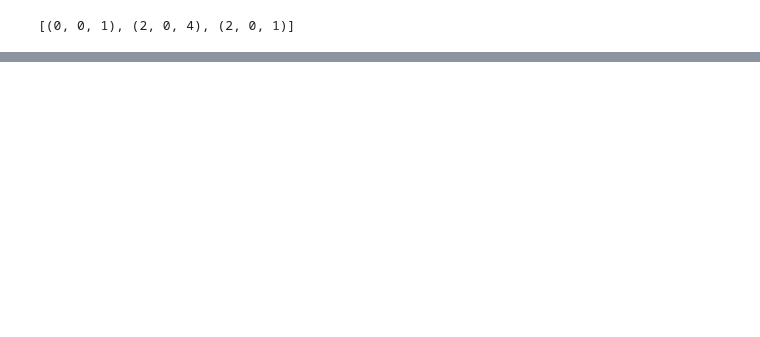
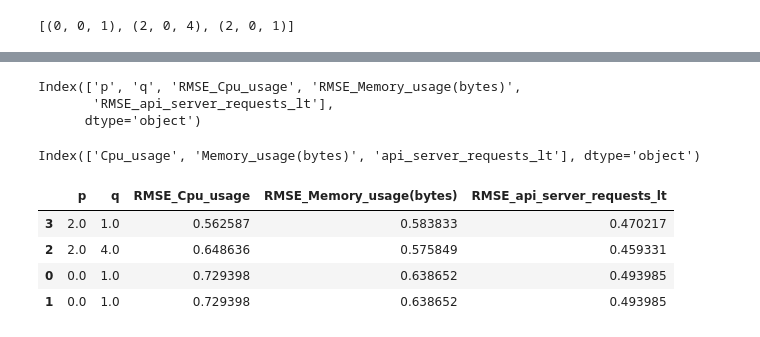
Before and after one commit to Anxhela21/acm-data-project, a Jupyter notebook: time_series_analysis.ipynb, the cells around one changed output, grey strips where cells are left out. Saved outputs shown, nothing was run; the diff lists cells and outputs as text; code cells hidden in the pictures; blank space fills up the shorter version.

```diff
--- a/time_series_analysis.ipynb
+++ b/time_series_analysis.ipynb
@@ -288,7 +287,7 @@ df_results
 223 rows × 6 columns
 # %%
 for col in ['Cpu_usage', 'Memory_usage(bytes)','api_server_requests_lt' ]:
-    plt.rcParams["figure.figsize"] = [13,10]
+    #plt.rcParams["figure.figsize"] = [6,5]
     plt.plot( df_train[str(col)], label='Train '+ col)
     plt.plot(df_test[str(col)], label='Test '+ col)
     plt.plot(df_results[str(col)+'_forecast'], label='Predicted '+str(col))
@@ -341,10 +340,13 @@ from pmdarima import auto_arima
 parameters = []
 for col, column in df_train.iteritems():
     print(f"Searching order for p and q for: {col}")
-    stepwise_model = auto_arima(df_train[str(col)],start_p=1,start_q=1,max_p=7,max_q=7,trace=True,max_iter=1000)
+    stepwise_model = auto_arima(df_train[str(col)],start_p=1,start_q=1,max_p=7,max_q=7,trace=True,maxiter=1000)
     optimal_order = stepwise_model.get_params().get('order')
     print(f"The Optimal Order value for the column {col} is {optimal_order}")
-    parameters.append(optimal_order)
+    if optimal_order[0] == 0 and optimal_order[-1] == 0:
+        continue
+    else:
+        parameters.append(optimal_order)
 # %% [output]
 Searching order for p and q for: Cpu_usage
 Performing stepwise search to minimize aic
@@ -369,0 +408,33 @@ parameters
+# %%
+results_df = pd.DataFrame(columns=['p','q','RMSE_Cpu_usage','RMSE_Memory_usage(bytes)','RMSE_api_server_requests_lt'])
+# %%
+from statsmodels.tsa.statespace.varmax import VARMAX
+
+for param in parameters:
+    model = VARMAX(df_train,order=(param[0],param[2])).fit(disp=False)
+    df_forecast = model.forecast(steps=len(df_test))
+    df_results = invert_transformation(sample_df_differenced, df_forecast)
+    cpu_rmse = np.sqrt(metrics.mean_squared_error(df_test['Cpu_usage'],df_results['Cpu_usage'+'_forecast']))
+    memory_rmse = np.sqrt(metrics.mean_squared_error(df_test['Memory_usage(bytes)'],df_results['Memory_usage(bytes)'+'_forecast']))
+    api_server_rmse = np.sqrt(metrics.mean_squared_error(df_test['api_server_requests_lt'],df_results['api_server_requests_lt'+'_forecast']))
+    row = {'p':param[0],'q':param[2],'RMSE_Cpu_usage':cpu_rmse,'RMSE_Memory_usage(bytes)':memory_rmse,'RMSE_api_server_requests_lt':api_server_rmse}
+    results_df = results_df.append(row,ignore_index=True)
+# %%
+results_df.columns
+# %% [output]
+Index(['p', 'q', 'RMSE_Cpu_usage', 'RMSE_Memory_usage(bytes)',
+       'RMSE_api_server_requests_lt'],
+      dtype='object')
+# %%
+sample_df_differenced.columns
+# %% [output]
+Index(['Cpu_usage', 'Memory_usage(bytes)', 'api_server_requests_lt'], dtype='object')
+# %%
+results_df.sort_values(by = ['RMSE_Cpu_usage', 'RMSE_Memory_usage(bytes)',
+       'RMSE_api_server_requests_lt'])
+# %% [output]
+|  | p | q | RMSE_Cpu_usage | RMSE_Memory_usage(bytes) | RMSE_api_server_requests_lt |
+| 3 | 2.0 | 1.0 | 0.562587 | 0.583833 | 0.470217 |
+| 2 | 2.0 | 4.0 | 0.648636 | 0.575849 | 0.459331 |
+| 0 | 0.0 | 1.0 | 0.729398 | 0.638652 | 0.493985 |
+| 1 | 0.0 | 1.0 | 0.729398 | 0.638652 | 0.493985 |
```
Also changed, not shown: parts of 13 cells of this notebook.
